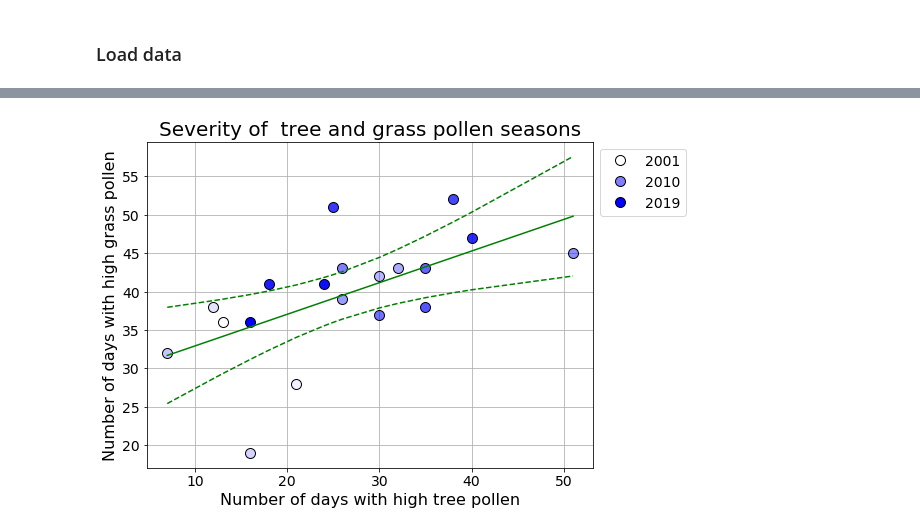
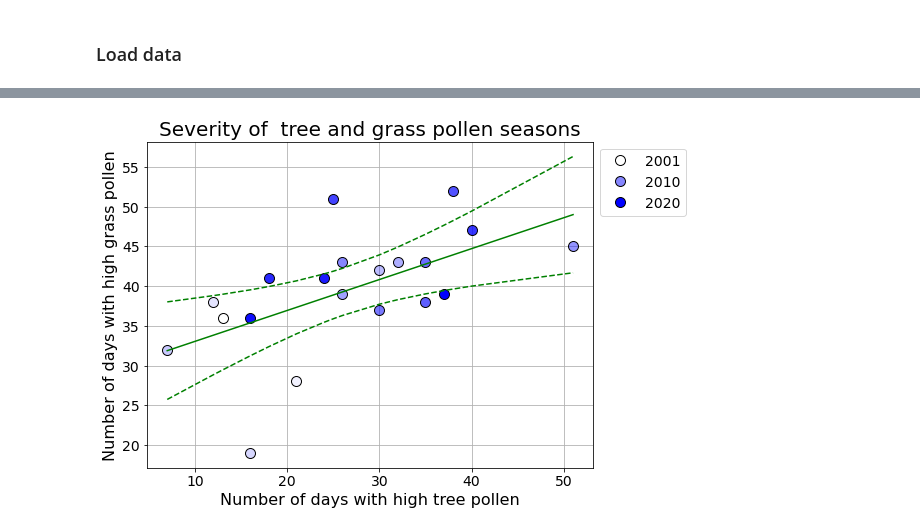
Before and after one commit to pdqnguyen/allergy, a Jupyter notebook: analysis.ipynb, the cells around one changed output, grey strips where cells are left out. Cells and saved outputs as stored; diff of their text form; code cells hidden in the pictures.

```diff
--- a/analysis.ipynb
+++ b/analysis.ipynb
@@ -170,12 +223,0 @@ fig.show()
-# %%
-fig, ax = plt.subplots(1, 1, figsize=(15, 6))
-for i, col in enumerate(cols):
-    ax.plot(pv[col].max(0), label=col_labels[col])
-    ax.tick_params(labelsize=14)
-    ax.set_xticks(years)
-    ax.set_yticks(range(len(pollen_levels)))
-    ax.set_yticklabels(pollen_levels)
-    ax.set_ylim(-0.1, 4.5)
-    ax.grid()
-    ax.legend(bbox_to_anchor=(1, 1), fontsize=20)
-plt.show()
@@ -236,7 +265,7 @@ fig.show()
 fig, ax = plt.subplots(1, 2, figsize=(17, 6))
 fig.suptitle("Start and end dates of pollen seasons", y=1.05, fontsize=25)
 years = np.unique(df.index.year)
-label_years = [2001, 2010, 2019]
+label_years = [2001, 2010, 2020]
 cmap = plt.cm.jet
 for i, col in enumerate(['trees', 'grass']):
     last, first = np.zeros((2, len(years)))
@@ -276,7 +309,7 @@ plt.show()
 fig, ax = plt.subplots(1, 2, figsize=(17, 6))
 fig.suptitle("Pollen season duration vs. start date", y=1.05, fontsize=25)
 years = np.unique(df.index.year)
-label_years = [2001, 2010, 2019]
+label_years = [2001, 2010, 2020]
 cmap = plt.cm.jet
 for i, col in enumerate(['trees', 'grass']):
     period, first = np.zeros((2, len(years)))
@@ -313,7 +350,7 @@ plt.show()
 fig, ax = plt.subplots(1, 2, figsize=(17, 6))
 fig.suptitle("Pollen season severity vs. start date", y=1.05, fontsize=25)
 years = np.unique(df.index.year)
-label_years = [2001, 2010, 2019]
+label_years = [2001, 2010, 2020]
 cmap = plt.cm.jet
 for i, col in enumerate(['trees', 'grass']):
     highs, first = np.zeros((2, len(years)))
@@ -348,30 +389,30 @@ plt.show()
 # %%
 fig, ax = plt.subplots(1, 1, figsize=(8, 6))
 years = np.unique(df.index.year)
-label_years = [2001, 2010, 2019]
+label_years = [2001, 2010, 2020]
 cmap = plt.cm.jet
 trees, grass = np.zeros((2, len(years)))
 for j, year in enumerate(years):
     subset = df[df.index.year == year]
     trees[j] = np.sum(subset['trees'].values > 2)
     grass[j] = np.sum(subset['grass'].values > 2)
     alpha = (year - years[0]) / (years[-1] - years[0])
     label = year if year in label_years else None
     ax.plot(trees[j], grass[j], 'bo', ms=10, markerfacecolor=(0, 0, 1, alpha), markeredgecolor='k', label=label)
 sort_idx = np.argsort(trees)
 x, y = trees[sort_idx], grass[sort_idx]
 yfit, ci_low, ci_upp = linear_fit(x, y)
 ax.plot(x, yfit, 'g')
 ax.plot(x, ci_low, 'g--')
 ax.plot(x, ci_upp, 'g--')
 ax.set_title("Severity of  tree and grass pollen seasons", fontsize=20)
 ax.set_xlabel("Number of days with high tree pollen", size=16)
 ax.set_ylabel("Number of days with high grass pollen", size=16)
 ax.tick_params(labelsize=14)
 ax.grid()
 if i == 1:
     ax.legend(loc='upper left', bbox_to_anchor=(1, 1), fontsize=14)
 # fig.savefig('plots/eug-or-monthly.png')
 plt.show()
 # %% [output]
-[figure, old version]
+[figure, new version]
```
Also changed, not shown: parts of 29 cells of this notebook.
